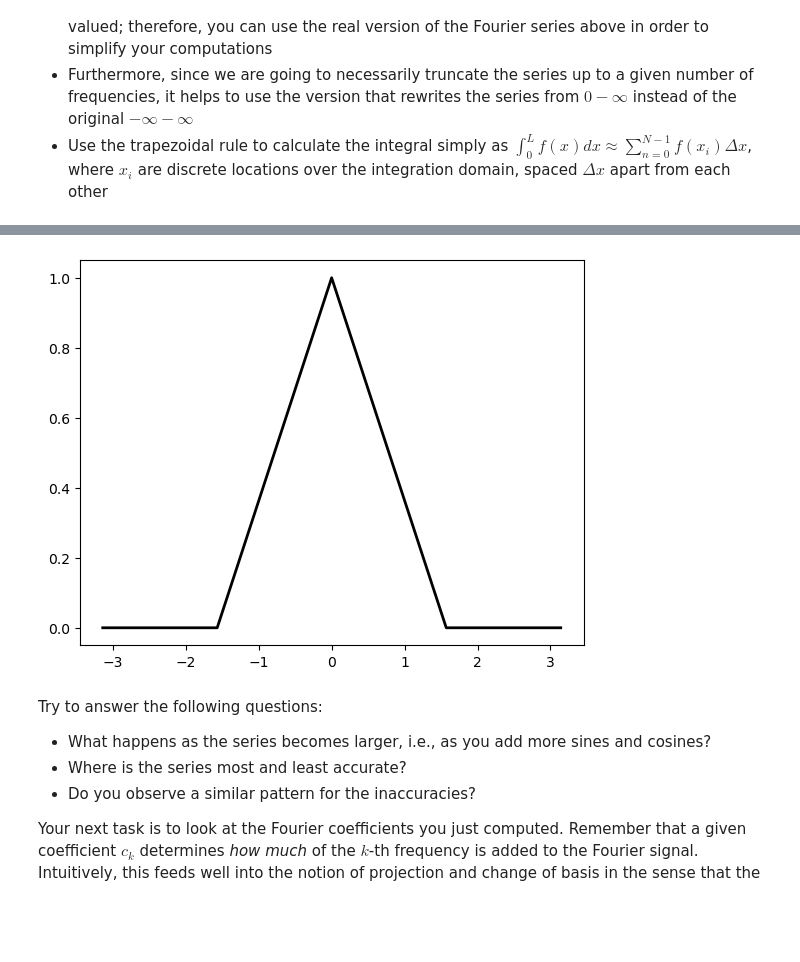
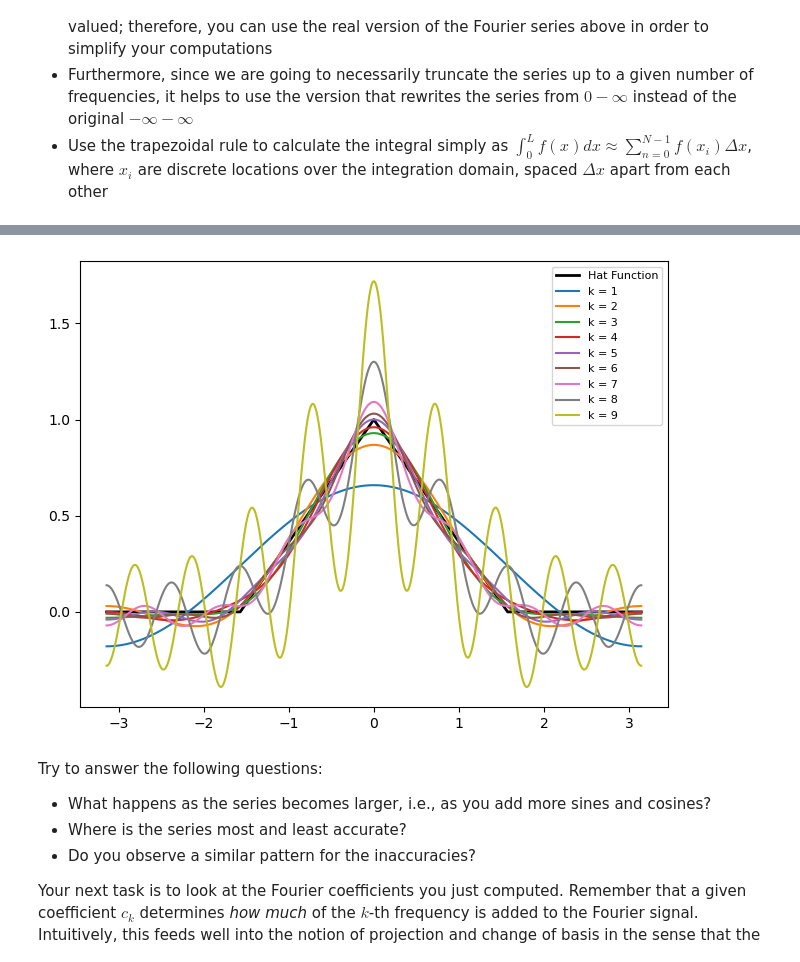
Before and after one commit to alifhasyim/SP-WS25-26, a Jupyter notebook: Week6/week_06.ipynb, the cells around one changed output, grey strips where cells are left out. Saved outputs shown, nothing was run; the diff lists cells and outputs as text; code cells hidden in the pictures; blank space fills up the shorter version.

```diff
--- a/Week6/week_06.ipynb
+++ b/Week6/week_06.ipynb
@@ -177,45 +180,113 @@ Your task is to implement the Fourier series and compute it for the hat function
 def compute_fs(n_fs, f):
     # The approximate Fourier series
     fs = 0.
+    fs_list = [0.0] * len(x)
     # Fourier coefficients
     A = [0] * n_fs
     B = [0] * n_fs
     # Compute A0
     A[0] = 0 # code here
+    # define the resolution
+    n_res = 10
     # define step size
-    dx = int(len(f)/n_fs)
+    idx = int(len(f)/n_res)
+    indices = list(range(0, len(f)-1, idx))
+    print(indices)
+    N = len(indices)
     # define range
     T = max(x) - min(x)
     # define initial value
     sum = 0
-    for k in range(int(dx/2), int(len(f)-dx/2), dx):
+    for k in range(int(idx/2), int(len(f)-idx/2), idx):
         sum += f[k]
-    A[0] = T/n_fs * sum
+    A[0] = T/(n_fs) * sum * 2 / T
     # Note that B[0] is equal to zero
     # Add A[0] to the approximate Fourier series
-    fs += A[0]/2 # Code here
+    fs_list += A[0]/2 # Code here
+    print(A[0])
     # Compute the Fourier coefficients
     for k in range(1, n_fs):
-        # Compute A[k]
+        # Compute A[k] and B[k]
+        sum_cos = 0
+        sum_sin = 0
+        for i in range(0, len(f)-1, idx):
+            sum_cos += f[i] * math.cos(2*math.pi*k*x[i] / T)
+            sum_sin += f[i] * math.sin(2*math.pi*k*x[i] / T)
+        A[k] = 2/(N) * sum_cos
+        B[k] = 2/(N) * sum_sin
         #A[k] = # Code here
-        # Compute B[k]
         #B[k] = # Code here
         # Update Fourier series
-        #fs += # Code here
+        for i in range(len(x)):
+            fs_list[i] += A[k] * math.cos(2*math.pi*k*x[i] / T)  + B[k] * math.sin(2*math.pi*k*x[i] / T)
         # Plot Fourier series up to coefficient k
-        ax.plot(x, fs, label = f"k = {k}")
+        ax.plot(x, fs_list, label = f"k = {k}")
 
     ax.legend(fontsize = 8)
     plt.tight_layout()
 
     return A, B, fs
 
+def compute_fs_2(n_fs, f):
+    # The approximate Fourier series
+    fs = 0.0
+    fs_list = [0.0] * len(x)
+
+    # Fourier coefficients
+    A = [0.0] * n_fs
+    B = [0.0] * n_fs
+
+    # define the resolution
+    n_res = 10
+    dx_idx = int(len(f) / n_res)
+
+    # total domain length
+    T = max(x) - min(x)
+
+    # --- Compute A0 correctly ---
+    s = 0
+    for k in range(int(dx_idx/2), int(len(f)-dx_idx/2), dx_idx):
+        s += f[k]
+
+    A[0] = (2/T) * s * (T / n_res)   # corrected normalization
+
+    fs = A[0] / 2                    # Add the constant term
+    fs_list = [fs] * len(x)
+
+    print("A0 =", A[0])
+
+    # Compute the higher-order Fourier coefficients
+    for k in range(1, n_fs):
+
+        sum_cos = 0.0
+        sum_sin = 0.0
+
+        for i in range(0, len(f)-1, dx_idx):
+            sum_cos += f[i] * math.cos(2*math.pi*k*x[i]/T)
+            sum_sin += f[i] * math.sin(2*math.pi*k*x[i]/T)
+
+        A[k] = (2/T) * sum_cos * (T / n_res)
+        B[k] = (2/T) * sum_sin * (T / n_res)
+
+        # Update Fourier series ACCUMULATIVELY
+        for i in range(len(x)):
+            fs_list[i] += A[k] * math.cos(2*math.pi*k*x[i]/T) + \
+                          B[k] * math.sin(2*math.pi*k*x[i]/T)
+
+        ax.plot(x, fs_list, label=f"k = {k}")
+
+    ax.legend(fontsize=8)
+    plt.tight_layout()
+
+    return A, B, fs
+
+
 # The length of the approximate Fourier series
 n_fs = 10
 # Create figure
 fig, ax = plt.subplots(figsize=(6.5,5))
 # Plot hat function
-ax.plot(x, f, '-', color = "black", linewidth = 2)
+ax.plot(x, f, '-', color = "black", linewidth = 2, label = "Hat Function")
 # Compute the Fourier series and plot it
-A, B, fs = compute_fs(n_fs, f)
+A, B, fs = compute_fs_2(n_fs, f)
 # %% [output]
@@ -224,4 +294,4 @@ ValueError: x and y must have same first dimension, but have shapes (6283,) and
-[figure, old version]
+[figure, new version]
 # %% [markdown]
 Try to answer the following questions:
 
```
Also changed, not shown: parts of 2 cells of this notebook, 2 other files.
